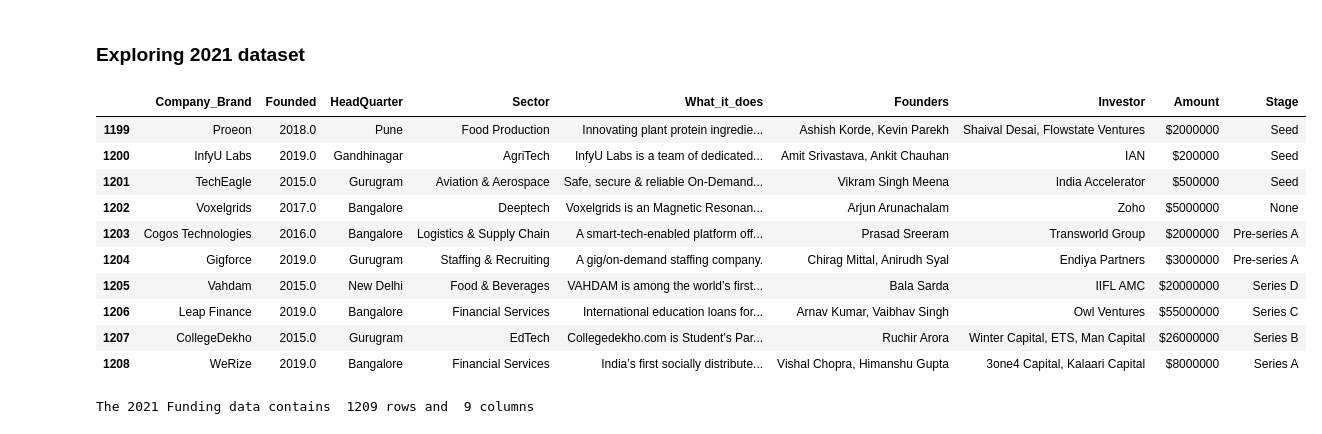
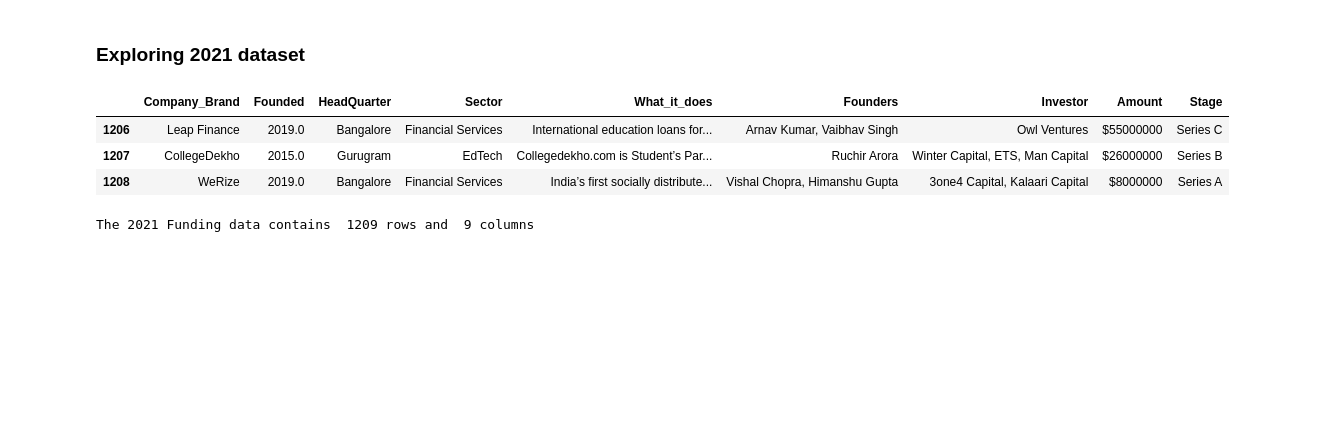
Before and after one commit to Josiegithub/Indian-Ecosystem-Data-Analysis-Project, a Jupyter notebook: Notebook/main.ipynb, the cells around one changed output. Drawn from its saved outputs; the diff is of its cells as text; code cells hidden in the pictures; blank space fills up the shorter version.

```diff
--- a/Notebook/main.ipynb
+++ b/Notebook/main.ipynb
@@ -513,16 +297,9 @@ data_2020.drop(['column10'],axis=1,inplace=True)
 # %% [markdown]
 ### Exploring 2021 dataset
 # %%
-data_2021.tail(10)
+data_2021.tail(3)
 # %% [output]
 |  | Company_Brand | Founded | HeadQuarter | Sector | What_it_does | Founders | Investor | Amount | Stage |
-| 1199 | Proeon | 2018.0 | Pune | Food Production | Innovating plant protein ingredie... | Ashish Korde, Kevin Parekh | Shaival Desai, Flowstate Ventures | $2000000 | Seed |
-| 1200 | InfyU Labs | 2019.0 | Gandhinagar | AgriTech | InfyU Labs is a team of dedicated... | Amit Srivastava, Ankit Chauhan | IAN | $200000 | Seed |
-| 1201 | TechEagle | 2015.0 | Gurugram | Aviation & Aerospace | Safe, secure & reliable On-Demand... | Vikram Singh Meena | India Accelerator | $500000 | Seed |
-| 1202 | Voxelgrids | 2017.0 | Bangalore | Deeptech | Voxelgrids is an Magnetic Resonan... | Arjun Arunachalam | Zoho | $5000000 | None |
-| 1203 | Cogos Technologies | 2016.0 | Bangalore | Logistics & Supply Chain | A smart-tech-enabled platform off... | Prasad Sreeram | Transworld Group | $2000000 | Pre-series A |
-| 1204 | Gigforce | 2019.0 | Gurugram | Staffing & Recruiting | A gig/on-demand staffing company. | Chirag Mittal, Anirudh Syal | Endiya Partners | $3000000 | Pre-series A |
-| 1205 | Vahdam | 2015.0 | New Delhi | Food & Beverages | VAHDAM is among the world’s first... | Bala Sarda | IIFL AMC | $20000000 | Series D |
 | 1206 | Leap Finance | 2019.0 | Bangalore | Financial Services | International education loans for... | Arnav Kumar, Vaibhav Singh | Owl Ventures | $55000000 | Series C |
 | 1207 | CollegeDekho | 2015.0 | Gurugram | EdTech | Collegedekho.com is Student’s Par... | Ruchir Arora | Winter Capital, ETS, Man Capital | $26000000 | Series B |
 | 1208 | WeRize | 2019.0 | Bangalore | Financial Services | India’s first socially distribute... | Vishal Chopra, Himanshu Gupta | 3one4 Capital, Kalaari Capital | $8000000 | Series A |
```
Also changed, not shown: parts of 137 cells of this notebook.
